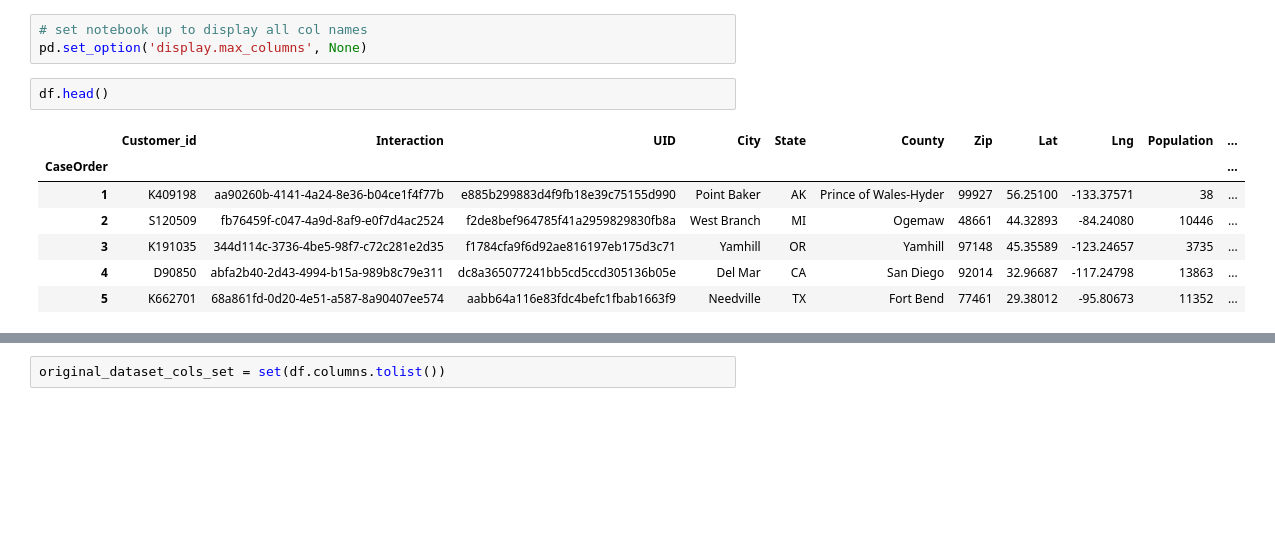
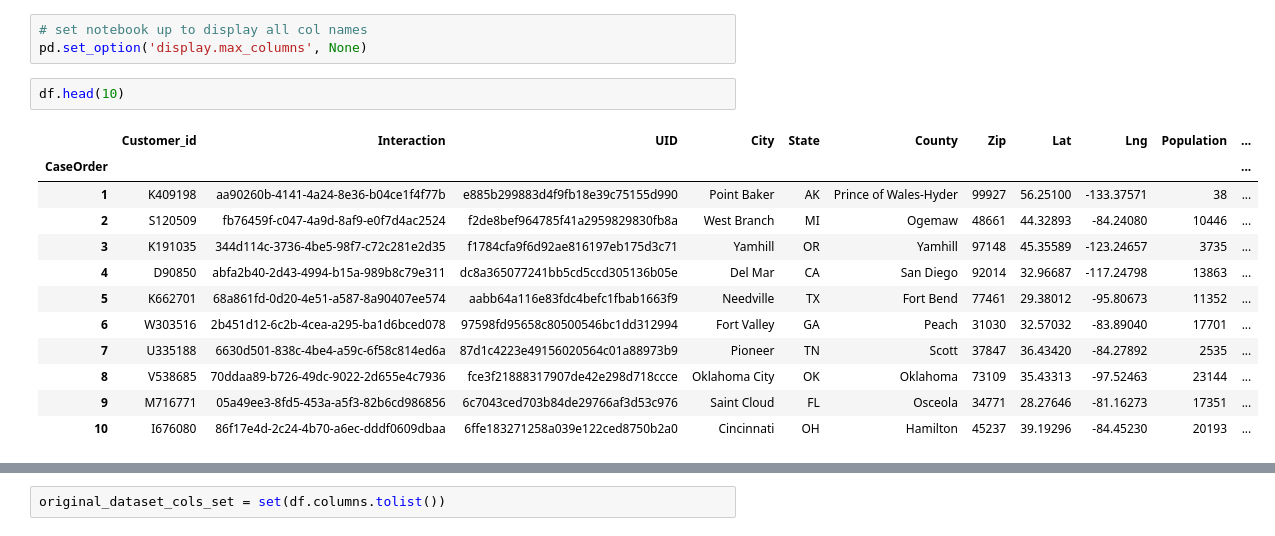
Before and after one commit to ordinaryusername1/D207, a Jupyter notebook: D207_Parker.ipynb, the cells around one changed output, grey strips where cells are left out. Drawn from its saved outputs; the diff is of its cells as text; blank space fills up the shorter version.

```diff
--- a/D207_Parker.ipynb
+++ b/D207_Parker.ipynb
@@ -13,12 +13,17 @@ df = pd.read_csv("C:/Users/nick_/_WGU/D207/Jupyter Notebook/churn_clean.csv", in
 # set notebook up to display all col names
 pd.set_option('display.max_columns', None)
 # %%
-df.head()
+df.head(10)
 # %% [output]
 |  | Customer_id | Interaction | UID | City | State | County | Zip | Lat | Lng | Population | ... |
 | CaseOrder |  |  |  |  |  |  |  |  |  |  | ... |
 | 1 | K409198 | aa90260b-4141-4a24-8e36-b04ce1f4f77b | e885b299883d4f9fb18e39c75155d990 | Point Baker | AK | Prince of Wales-Hyder | 99927 | 56.25100 | -133.37571 | 38 | ... |
 | 2 | S120509 | fb76459f-c047-4a9d-8af9-e0f7d4ac2524 | f2de8bef964785f41a2959829830fb8a | West Branch | MI | Ogemaw | 48661 | 44.32893 | -84.24080 | 10446 | ... |
 | 3 | K191035 | 344d114c-3736-4be5-98f7-c72c281e2d35 | f1784cfa9f6d92ae816197eb175d3c71 | Yamhill | OR | Yamhill | 97148 | 45.35589 | -123.24657 | 3735 | ... |
 | 4 | D90850 | abfa2b40-2d43-4994-b15a-989b8c79e311 | dc8a365077241bb5cd5ccd305136b05e | Del Mar | CA | San Diego | 92014 | 32.96687 | -117.24798 | 13863 | ... |
 | 5 | K662701 | 68a861fd-0d20-4e51-a587-8a90407ee574 | aabb64a116e83fdc4befc1fbab1663f9 | Needville | TX | Fort Bend | 77461 | 29.38012 | -95.80673 | 11352 | ... |
+| 6 | W303516 | 2b451d12-6c2b-4cea-a295-ba1d6bced078 | 97598fd95658c80500546bc1dd312994 | Fort Valley | GA | Peach | 31030 | 32.57032 | -83.89040 | 17701 | ... |
+| 7 | U335188 | 6630d501-838c-4be4-a59c-6f58c814ed6a | 87d1c4223e49156020564c01a88973b9 | Pioneer | TN | Scott | 37847 | 36.43420 | -84.27892 | 2535 | ... |
+| 8 | V538685 | 70ddaa89-b726-49dc-9022-2d655e4c7936 | fce3f21888317907de42e298d718ccce | Oklahoma City | OK | Oklahoma | 73109 | 35.43313 | -97.52463 | 23144 | ... |
+| 9 | M716771 | 05a49ee3-8fd5-453a-a5f3-82b6cd986856 | 6c7043ced703b84de29766af3d53c976 | Saint Cloud | FL | Osceola | 34771 | 28.27646 | -81.16273 | 17351 | ... |
+| 10 | I676080 | 86f17e4d-2c24-4b70-a6ec-dddf0609dbaa | 6ffe183271258a039e122ced8750b2a0 | Cincinnati | OH | Hamilton | 45237 | 39.19296 | -84.45230 | 20193 | ... |
```
Also changed, not shown: parts of 59 cells of this notebook.
